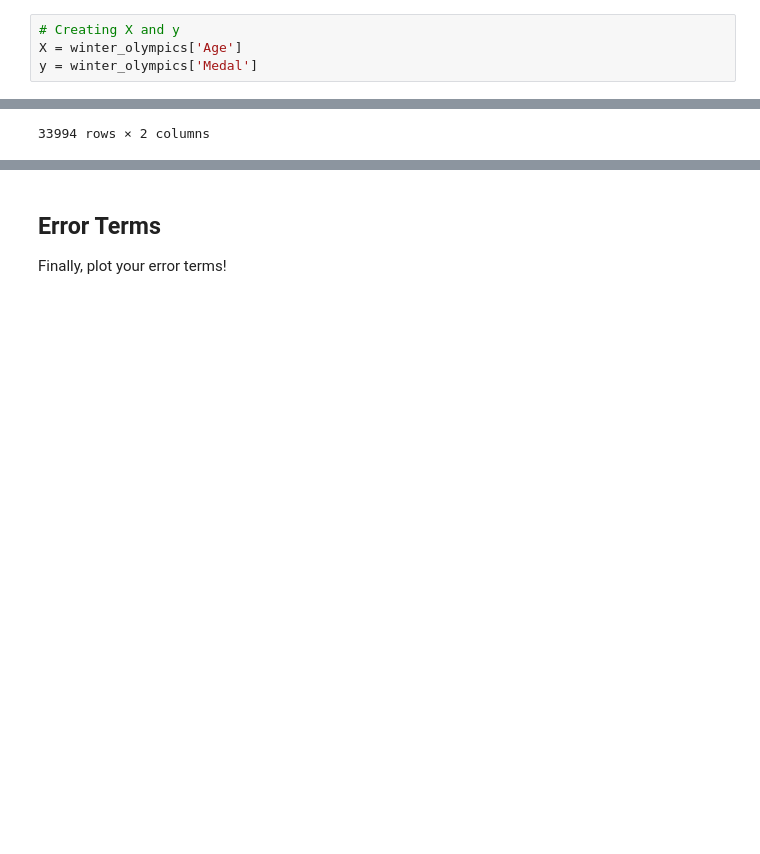
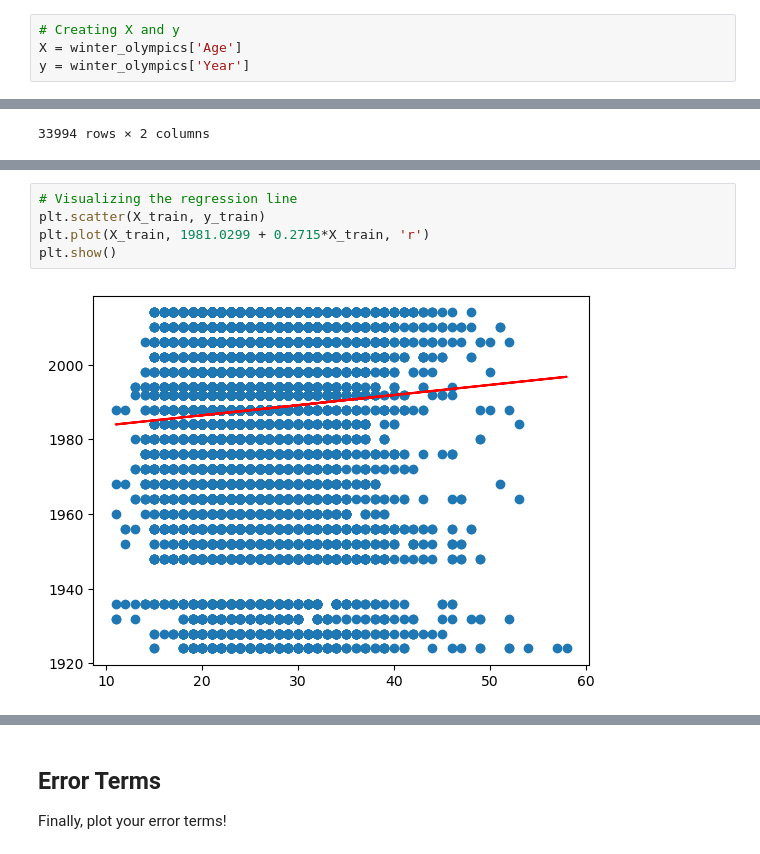
Before and after one commit to ponchitra90/checkpoint-five, a Jupyter notebook: checkpoint-five.ipynb, the cells around one changed output, grey strips where cells are left out. Saved outputs shown, nothing was run; the diff lists cells and outputs as text; blank space fills up the shorter version.

```diff
--- a/checkpoint-five.ipynb
+++ b/checkpoint-five.ipynb
@@ -95,7 +95,7 @@ Use the two columns with the strongest correlation to create and train your mode
 # %%
 # Creating X and y
 X = winter_olympics['Age']
-y = winter_olympics['Medal']
+y = winter_olympics['Year']
 # %%
 # Splitting the varaibles as training and testing
 from sklearn.model_selection import train_test_split
@@ -163,0 +189,7 @@ ValueError: Pandas data cast to numpy dtype of object. Check input data with np.
+# %%
+# Visualizing the regression line
+plt.scatter(X_train, y_train)
+plt.plot(X_train, 1981.0299 + 0.2715*X_train, 'r')
+plt.show()
+# %% [output]
+[figure, added]
```
Also changed, not shown: parts of 16 cells of this notebook.
